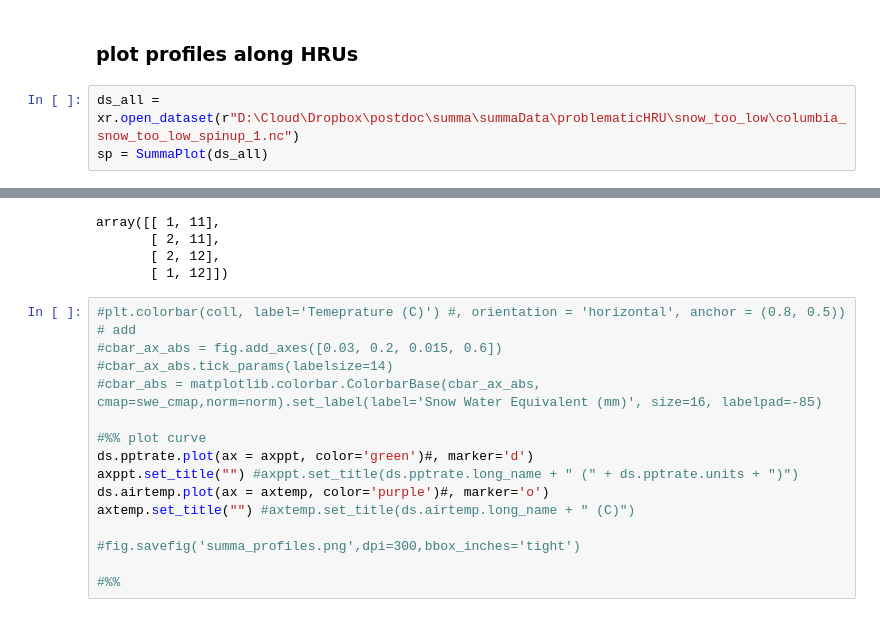
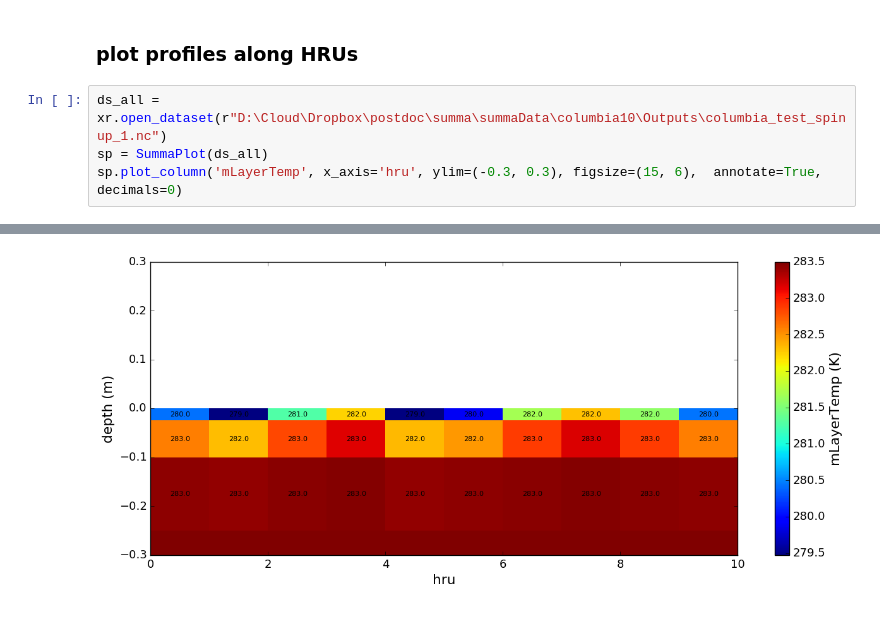
Before and after one commit to luckymichael/learnPython, a Jupyter notebook: plot_SUMMA_output.ipynb, the cells around one changed output, grey strips where cells are left out. Saved outputs shown, nothing was run; the diff lists cells and outputs as text.

Commit message:
plot SUMMA fast map

```diff
--- a/plot_SUMMA_output.ipynb
+++ b/plot_SUMMA_output.ipynb
@@ -462,6 +504,7 @@ sp.plot_column('mLayerVolFracWat', ylim = (-0.3, 0.3), ax=ax[2], legend=True, an
 # %% [markdown]
 ### plot profiles along HRUs
 # %%
-ds_all = xr.open_dataset(r"D:\Cloud\Dropbox\postdoc\summa\summaData\problematicHRU\snow_too_low\columbia_snow_too_low_spinup_1.nc")
+ds_all = xr.open_dataset(r"D:\Cloud\Dropbox\postdoc\summa\summaData\columbia10\Outputs\columbia_test_spinup_1.nc")
 sp = SummaPlot(ds_all)
+sp.plot_column('mLayerTemp', x_axis='hru', ylim=(-0.3, 0.3), figsize=(15, 6),  annotate=True, decimals=0)
 # %% [output]
@@ -469,20 +512 @@ Wall time: 0 ns
-array([[ 1, 11],
-       [ 2, 11],
-       [ 2, 12],
-       [ 1, 12]])
+[figure, added]
-# %%
-#plt.colorbar(coll, label='Temeprature (C)') #, orientation = 'horizontal', anchor = (0.8, 0.5))
-# add
-#cbar_ax_abs = fig.add_axes([0.03, 0.2, 0.015, 0.6])
-#cbar_ax_abs.tick_params(labelsize=14)
-#cbar_abs = matplotlib.colorbar.ColorbarBase(cbar_ax_abs, cmap=swe_cmap,norm=norm).set_label(label='Snow Water Equivalent (mm)', size=16, labelpad=-85)
-
-#%% plot curve
-ds.pptrate.plot(ax = axppt, color='green')#, marker='d')
-axppt.set_title("") #axppt.set_title(ds.pptrate.long_name + " (" + ds.pptrate.units + ")")
-ds.airtemp.plot(ax = axtemp, color='purple')#, marker='o')
-axtemp.set_title("") #axtemp.set_title(ds.airtemp.long_name + " (C)")
-
-#fig.savefig('summa_profiles.png',dpi=300,bbox_inches='tight')
-
-#%%
```
Also changed, not shown: parts of 10 cells of this notebook.
